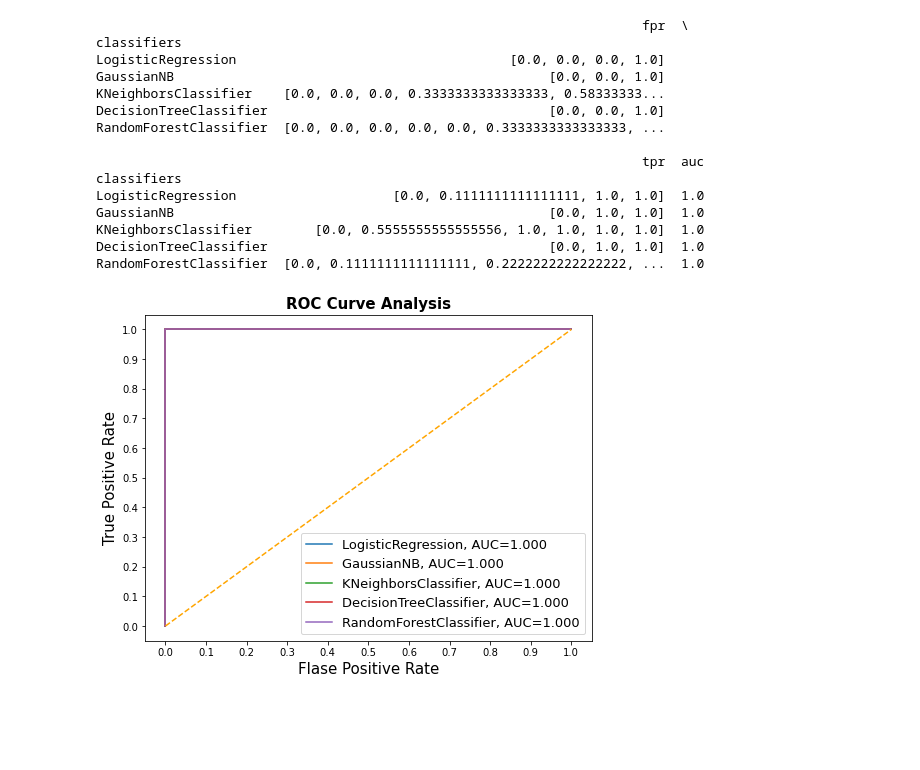
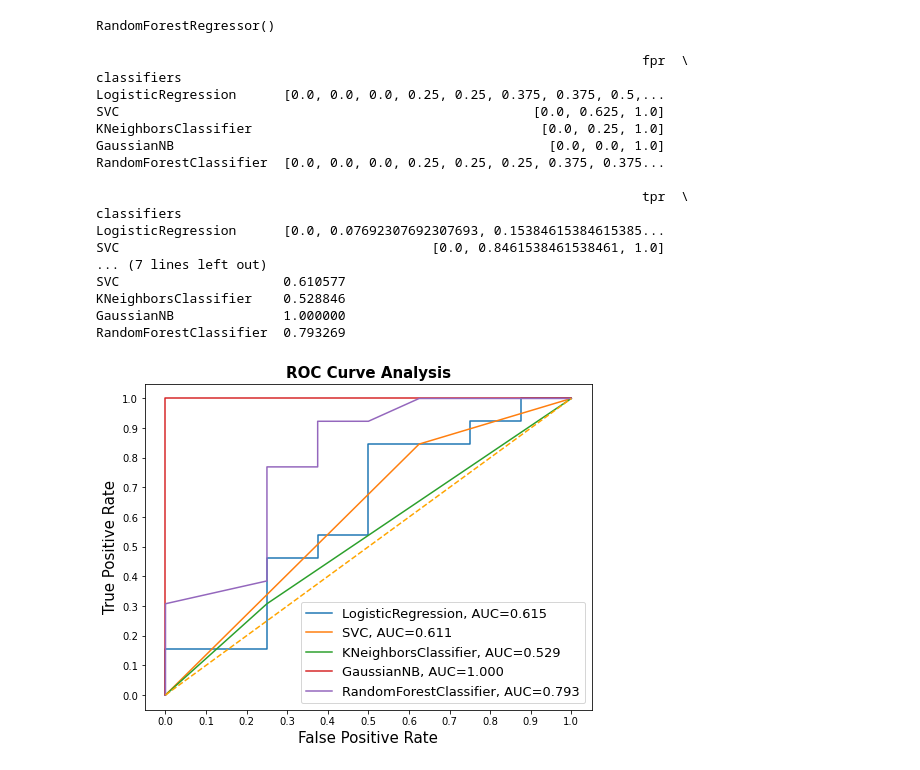
Before and after one commit to shreyamantri/rise2021, a Jupyter notebook: schizophrenia_ML.ipynb, the cells around one changed output. Drawn from its saved outputs; the diff is of its cells as text; code cells hidden in the pictures; blank space fills up the shorter version.

```diff
--- a/schizophrenia_ML.ipynb
+++ b/schizophrenia_ML.ipynb
@@ -41,7 +43,8 @@ normal_data['diagnosis'] = 0
 schizo_data['diagnosis'] = 1
 combined = normal_data
 combined = combined.append(schizo_data)
-FINAL_data = combined.sample(frac = 1)
+#FINAL_data = combined.sample(frac = 1)
+FINAL_data = combined
 FINAL_data
 # %% [output]
 |  | 0 | 1 | 2 | 3 | 4 | 5 | 6 | 7 | 8 | 9 | ... | ... |
@@ -149,7 +152,8 @@ reduced_schizo_data
 # %%
 combined_data = reduced_normal_data
 combined_data = combined_data.append(reduced_schizo_data)
-final_data = combined_data.sample(frac = 1)
+#final_data = combined_data.sample(frac = 1)
+final_data = combined_data
 final_data
 # %% [output]
 |  | F7 | F3 | F4 | F8 | T3 | C3 | Cz | C4 | T4 | T5 | P3 | ... |
@@ -176,3 +204,23 @@ X_test = sc.transform(X_test)
+# %%
+from sklearn.ensemble import RandomForestRegressor
+from sklearn.feature_selection import SelectFromModel
+
+model = RandomForestRegressor()
+model.fit(X_train, Y_train)
+#names =
+
+#print sorted(zip(map(lambda x: round(x, 4), model.feature_importances_), names),
+             #reverse=True)
+
+#sel = SelectFromModel(RandomForestClassifier(n_estimators = 100))
+#sel.fit(X_train, Y_train)
+
+#selected_feat= X_train.columns[(sel.get_support())]
+#len(selected_feat)
+
+#print(selected_feat)
+# %% [output]
+RandomForestRegressor()
 # %%
 ## IGNORE THIS!!!
 
@@ -182,15 +230,20 @@ from sklearn.neighbors import KNeighborsClassifier
 from sklearn.tree import DecisionTreeClassifier
 from sklearn.ensemble import RandomForestClassifier
 from sklearn.metrics import roc_curve, roc_auc_score
+from sklearn.svm import SVC
 
-classifiers = [LogisticRegression(random_state=1234), GaussianNB(), KNeighborsClassifier(), DecisionTreeClassifier(random_state=1234),
+classifiers = [LogisticRegression(random_state=1234), SVC(kernel='linear'), KNeighborsClassifier(), GaussianNB(),
                RandomForestClassifier(random_state=1234)]
 
 result_table = pd.DataFrame(columns=['classifiers', 'fpr','tpr','auc'])
 
-for cls in classifiers:
+for index, cls in enumerate(classifiers):
     model = cls.fit(X_train, Y_train)
-    yproba = model.predict_proba(X_test)[::,1]
+
+    if index == 1:
+        yproba = model.predict(X_test)
+    else:
+        yproba = model.predict_proba(X_test)[::,1]
 
     fpr, tpr, _ = roc_curve(Y_test,  yproba)
     auc = roc_auc_score(Y_test, yproba)
@@ -199,41 +252,43 @@ for cls in classifiers:
 
 result_table.set_index('classifiers', inplace=True)
 
 fig = plt.figure(figsize=(8,6))
 
 for i in result_table.index:
     plt.plot(result_table.loc[i]['fpr'],
              result_table.loc[i]['tpr'],
              label="{}, AUC={:.3f}".format(i, result_table.loc[i]['auc']))
 
 print (result_table)
 
 plt.plot([0,1], [0,1], color='orange', linestyle='--')
 
 plt.xticks(np.arange(0.0, 1.1, step=0.1))
 plt.xlabel("False Positive Rate", fontsize=15)
 
 plt.yticks(np.arange(0.0, 1.1, step=0.1))
 plt.ylabel("True Positive Rate", fontsize=15)
 
 plt.title('ROC Curve Analysis', fontweight='bold', fontsize=15)
 plt.legend(prop={'size':13}, loc='lower right')
 
 plt.show()
 # %% [output]
                                                                       fpr  \
 classifiers
-LogisticRegression                                   [0.0, 0.0, 0.0, 1.0]
+LogisticRegression      [0.0, 0.0, 0.0, 0.25, 0.25, 0.375, 0.375, 0.5,...
+SVC                                                     [0.0, 0.625, 1.0]
+KNeighborsClassifier                                     [0.0, 0.25, 1.0]
 GaussianNB                                                [0.0, 0.0, 1.0]
-KNeighborsClassifier    [0.0, 0.0, 0.0, 0.3333333333333333, 0.58333333...
-DecisionTreeClassifier                                    [0.0, 0.0, 1.0]
-RandomForestClassifier  [0.0, 0.0, 0.0, 0.0, 0.0, 0.3333333333333333, ...
+RandomForestClassifier  [0.0, 0.0, 0.0, 0.25, 0.25, 0.25, 0.375, 0.375...
 
-                                                                      tpr  auc
+                                                                      tpr  \
 classifiers
-LogisticRegression                    [0.0, 0.1111111111111111, 1.0, 1.0]  1.0
-GaussianNB                                                [0.0, 1.0, 1.0]  1.0
-KNeighborsClassifier        [0.0, 0.5555555555555556, 1.0, 1.0, 1.0, 1.0]  1.0
-DecisionTreeClassifier                                    [0.0, 1.0, 1.0]  1.0
-RandomForestClassifier  [0.0, 0.1111111111111111, 0.2222222222222222, ...  1.0
+LogisticRegression      [0.0, 0.07692307692307693, 0.15384615384615385...
+SVC                                        [0.0, 0.8461538461538461, 1.0]
+... (7 lines left out)
+SVC                     0.610577
+KNeighborsClassifier    0.528846
+GaussianNB              1.000000
+RandomForestClassifier  0.793269
-[figure, old version]
+[figure, new version]
```
Also changed, not shown: parts of 18 cells of this notebook.
